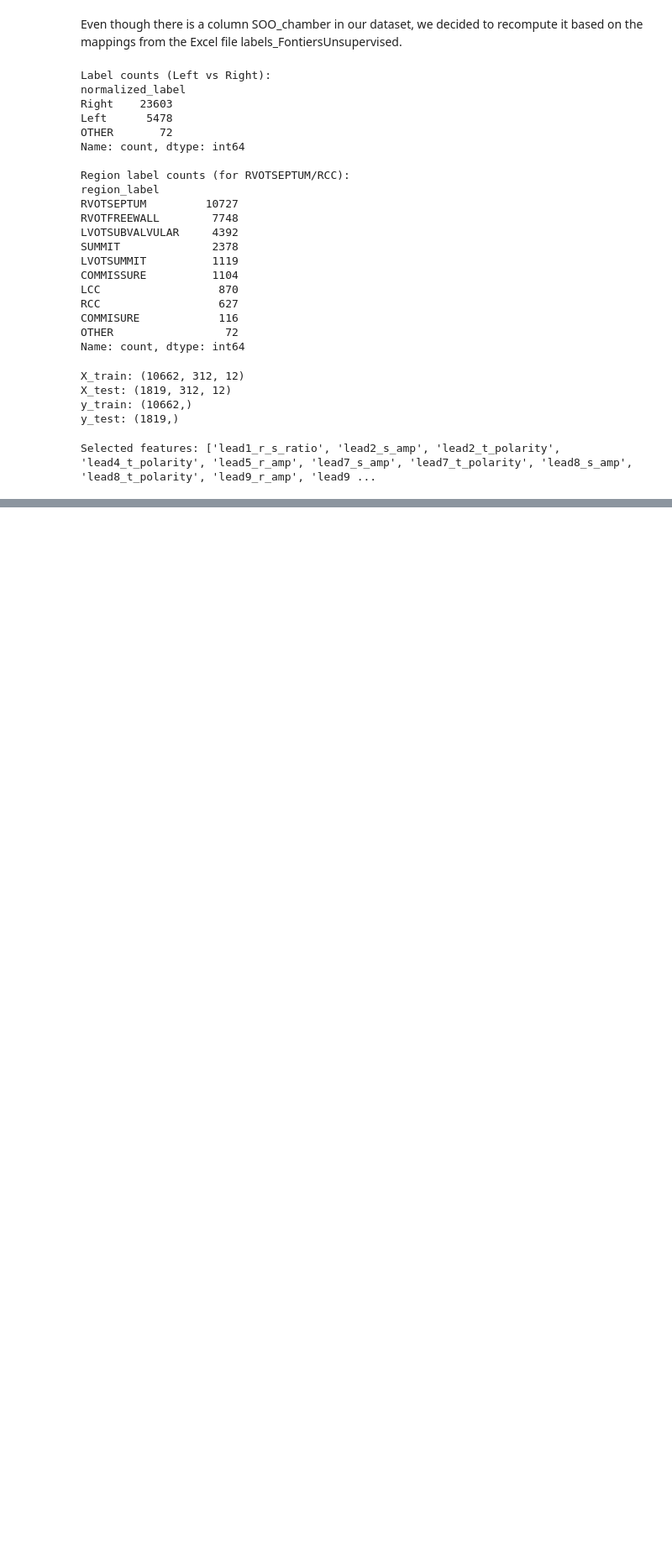
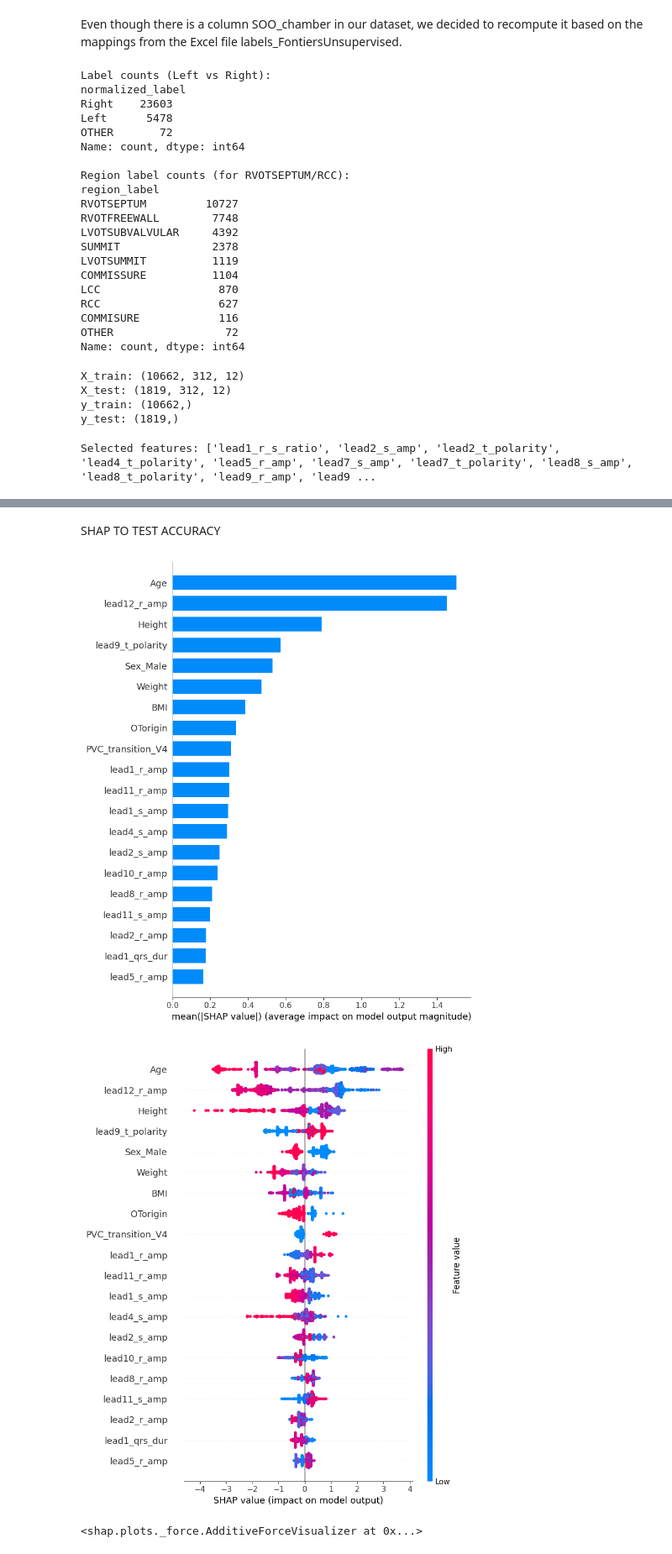
Before and after one commit to taniapazospuig/compbiomed-seminars, a Jupyter notebook: big_dataset_preprocessing.ipynb, the cells around one changed output, grey strips where cells are left out. Shown: that part at 84% size. Drawn from its saved outputs; the diff is of its cells as text; code cells hidden in the pictures; blank space fills up the shorter version.

```diff
--- a/big_dataset_preprocessing.ipynb
+++ b/big_dataset_preprocessing.ipynb
@@ -708,0 +717,3 @@ weighted avg       0.89      0.89      0.89      1819
+# %%
+df_train_merged = pd.merge(df_train_features, df_train, on=["PatientID", "SampleID", "Structure"], how="left")
+df_test_merged = pd.merge(df_test_features, df_test, on=["PatientID", "SampleID", "Structure"], how="left")
@@ -708,0 +804,23 @@ weighted avg       0.89      0.89      0.89      1819
+# %% [markdown]
+SHAP TO TEST ACCURACY
+# %%
+import shap
+
+# Crea explainer para el modelo XGBoost
+explainer = shap.TreeExplainer(model)
+
+# Calcula valores SHAP para el set de test
+shap_values = explainer.shap_values(X_test_final)
+
+# Plot resumen de importancia global (bar chart)
+shap.summary_plot(shap_values, X_test_final, plot_type="bar")
+
+# Plot resumen con impacto de cada feature en cada predicción
+shap.summary_plot(shap_values, X_test_final)
+
+# Para un solo ejemplo (índice 0)
+shap.force_plot(explainer.expected_value, shap_values[0,:], X_test_final.iloc[0,:])
+# %% [output]
+[figure, added]
+[figure, added]
+<shap.plots._force.AdditiveForceVisualizer at 0x...>
```
Also changed, not shown: parts of 9 cells of this notebook.
